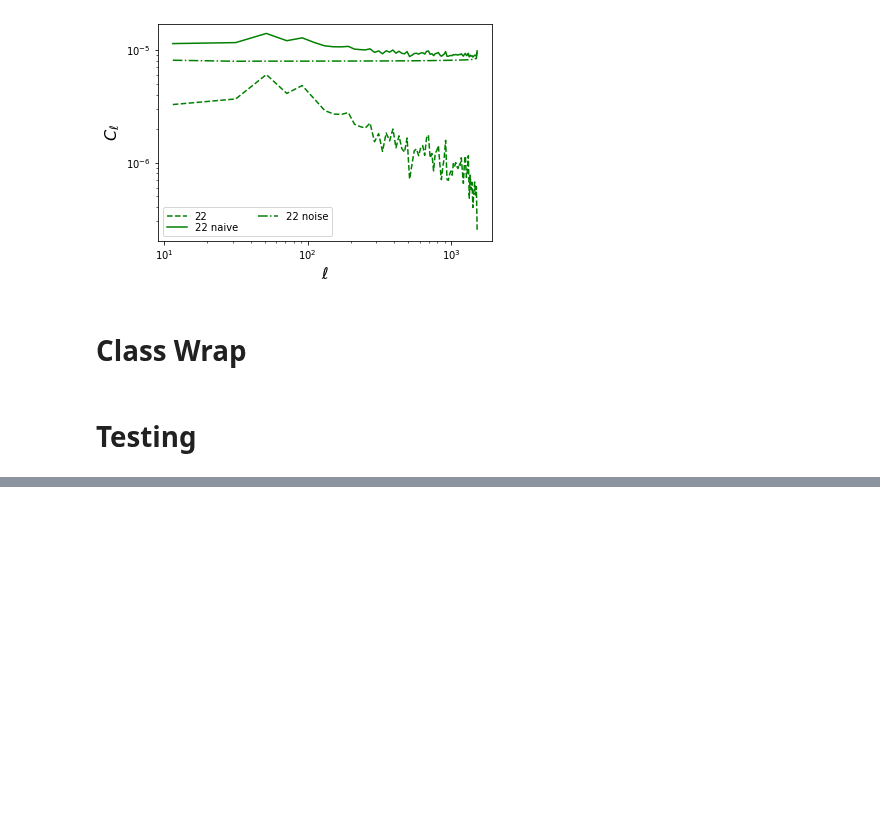
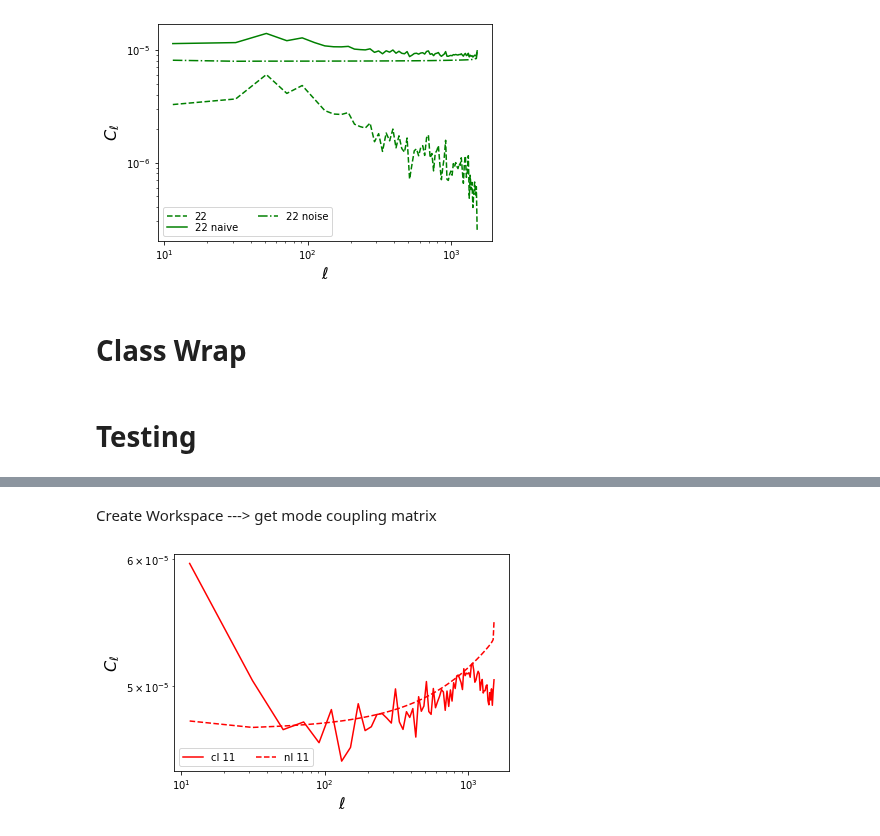
Before and after one commit to Cosmotheka/Cosmotheka, a Jupyter notebook: pipeline/eBOSS_QSO/eQuasar.ipynb, the cells around one changed output, grey strips where cells are left out. Saved outputs shown, nothing was run; the diff lists cells and outputs as text; code cells hidden in the pictures; blank space fills up the shorter version.

```diff
--- a/pipeline/eBOSS_QSO/eQuasar.ipynb
+++ b/pipeline/eBOSS_QSO/eQuasar.ipynb
@@ -569,0 +789,21 @@ hp.visufunc.mollview(D[1], title= r'$\delta$, NGC z<1.5')
+# %%
+# Initialize binning scheme with 20 ells per bandpower
+b = nmt.NmtBin.from_nside_linear(nside, 20)
+# %% [markdown]
+Create Workspace ---> get mode coupling matrix
+# %%
+w_11 = nmt.NmtWorkspace()
+w_11.compute_coupling_matrix(f_1, f_1, b)
+
+w_12 = nmt.NmtWorkspace()
+w_12.compute_coupling_matrix(f_1, f_2, b)
+
+w_22 = nmt.NmtWorkspace()
+w_22.compute_coupling_matrix(f_2, f_2, b)
+# %%
+cl_11 = compute_naive_cl(f_1, f_1, w_11)
+cl_12 = compute_naive_cl(f_1, f_2, w_12)
+cl_22 = compute_naive_cl(f_2, f_2, w_22)
+# %%
+nl_11 = w_11.decouple_cell(coupled_nl(maps_1[1],maps_1[2]))
+nl_22 = w_11.decouple_cell(coupled_nl(maps_2[1],maps_2[2]))
@@ -569,0 +813,11 @@ hp.visufunc.mollview(D[1], title= r'$\delta$, NGC z<1.5')
+# %%
+ell_arr = b.get_effective_ells()
+plt.plot(ell_arr, cl_11[0], 'r-', label='cl 11')
+plt.plot(ell_arr, nl_11[0], 'r--', label='nl 11')
+plt.loglog()
+plt.xlabel('$\\ell$', fontsize=16)
+plt.ylabel('$C_\\ell$', fontsize=16)
+plt.legend(loc='lower left', ncol=2, labelspacing=0.1)
+plt.show()
+# %% [output]
+[figure, added]
```
Also changed, not shown: parts of 56 cells of this notebook.
